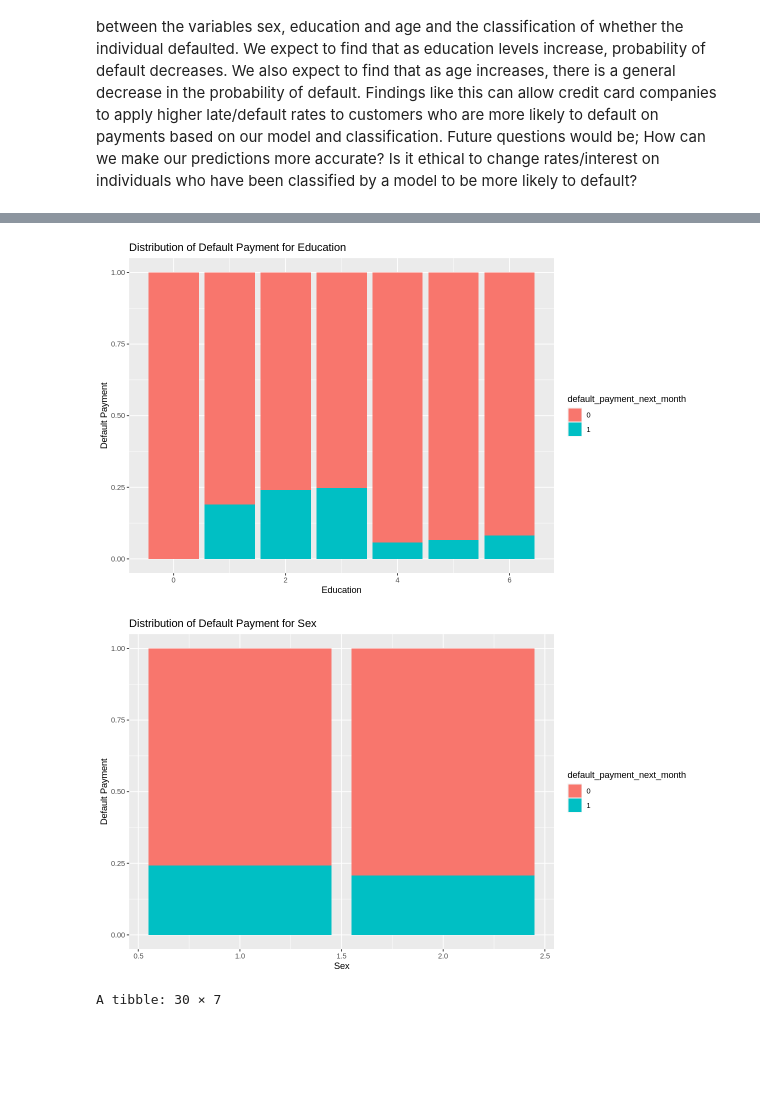
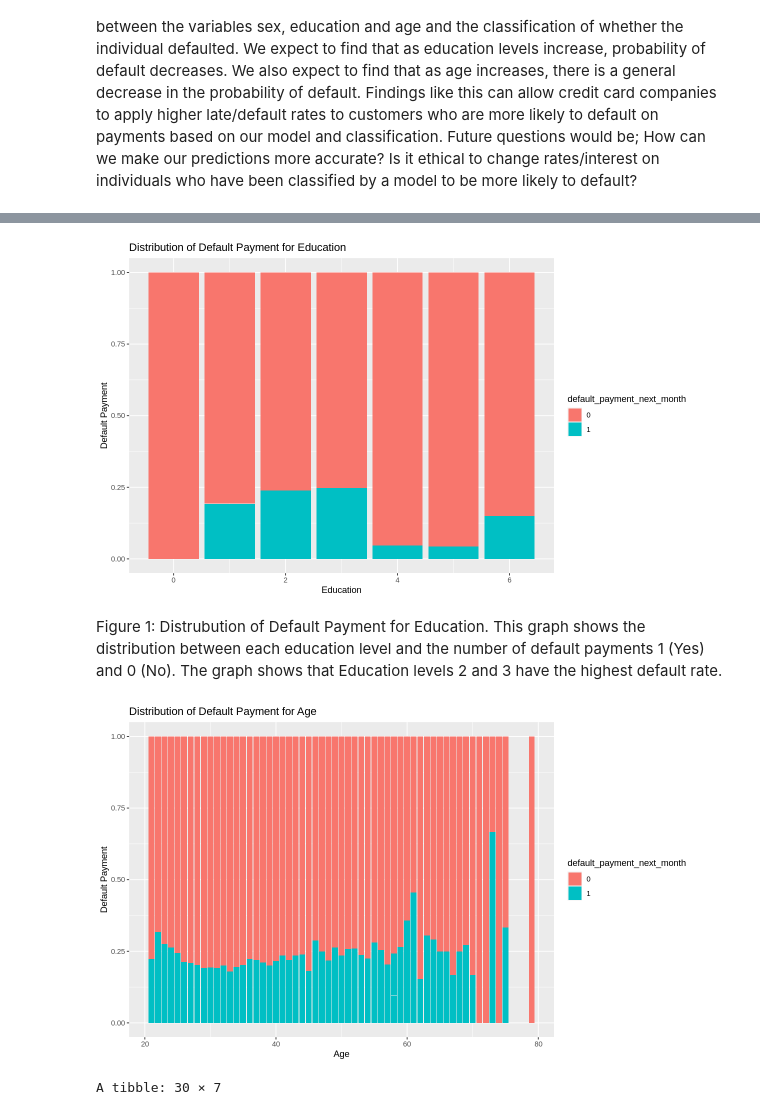
Before and after one commit to toast682/dsci_project, a Jupyter notebook: dsci_project.ipynb, the cells around one changed output, grey strips where cells are left out. Saved outputs shown, nothing was run; the diff lists cells and outputs as text; code cells hidden in the pictures; blank space fills up the shorter version.

```diff
--- a/dsci_project.ipynb
+++ b/dsci_project.ipynb
@@ -43,8 +25,13 @@ Warning message:
 # %%
-credit_card <- read_excel("data/credit_card.xls", skip = 1)
+set.seed(1234)
+temporary <- tempfile()
+download.file("https://archive.ics.uci.edu/ml/machine-learning-databases/00350/default%20of%20credit%20card%20clients.xls", temporary)
+credit_card <- read_excel(temporary, skip = 1)
+colnames(credit_card)[25] <- "default_payment_next_month"
 tidied_credit_card <- credit_card %>%
-                    select(ID, SEX, EDUCATION, AGE, default_payment_next_month) %>%
+                    select(EDUCATION, AGE, default_payment_next_month) %>%
                     mutate(default_payment_next_month = as_factor(default_payment_next_month))
 credit_split <- initial_split(tidied_credit_card, prop = 0.75, strata = default_payment_next_month)
 credit_train <- training(credit_split)
 credit_test <- testing(credit_split)
+credit_card
@@ -51,6 +49,7 @@ credit_test <- testing(credit_split)
 # %%
+set.seed(1234)
 credit_summarize <- credit_train %>%
-                    group_by(EDUCATION, SEX,default_payment_next_month) %>%
+                    group_by(EDUCATION, AGE, default_payment_next_month) %>%
                     summarize(n = n())
 credit_summarize
 # %% [output]
@@ -77,15 +67,19 @@ A grouped_df: 25 × 4
 # %%
+set.seed(1234)
 credit_education_graph <- ggplot(credit_summarize, aes(x = EDUCATION, y = n, fill = default_payment_next_month)) +
                 geom_bar(stat = "identity", position = "fill") +
                 labs(x = "Education", y = "Default Payment", title = "Distribution of Default Payment for Education")
 credit_education_graph
 # %% [output]
-[figure, old version]
+[figure, new version]
+# %% [markdown]
+Figure 1: Distrubution of Default Payment for Education. This graph shows the distribution between each education level and the number of default payments 1 (Yes) and 0 (No). The graph shows that Education levels 2 and 3 have the highest default rate.
 # %%
-credit_sex_graph <- ggplot(credit_summarize, aes(x = SEX, y = n, fill = default_payment_next_month)) +
+set.seed(1234)
+credit_sex_graph <- ggplot(credit_summarize, aes(x = AGE, y = n, fill = default_payment_next_month)) +
                 geom_bar(stat = "identity", position = "fill") +
-                labs(x = "Sex", y = "Default Payment", title = "Distribution of Default Payment for Sex")
+                labs(x = "Age", y = "Default Payment", title = "Distribution of Default Payment for Age")
 credit_sex_graph
 # %% [output]
-[figure, old version]
+[figure, new version]
 # %%
```
Also changed, not shown: parts of 11 cells of this notebook.
